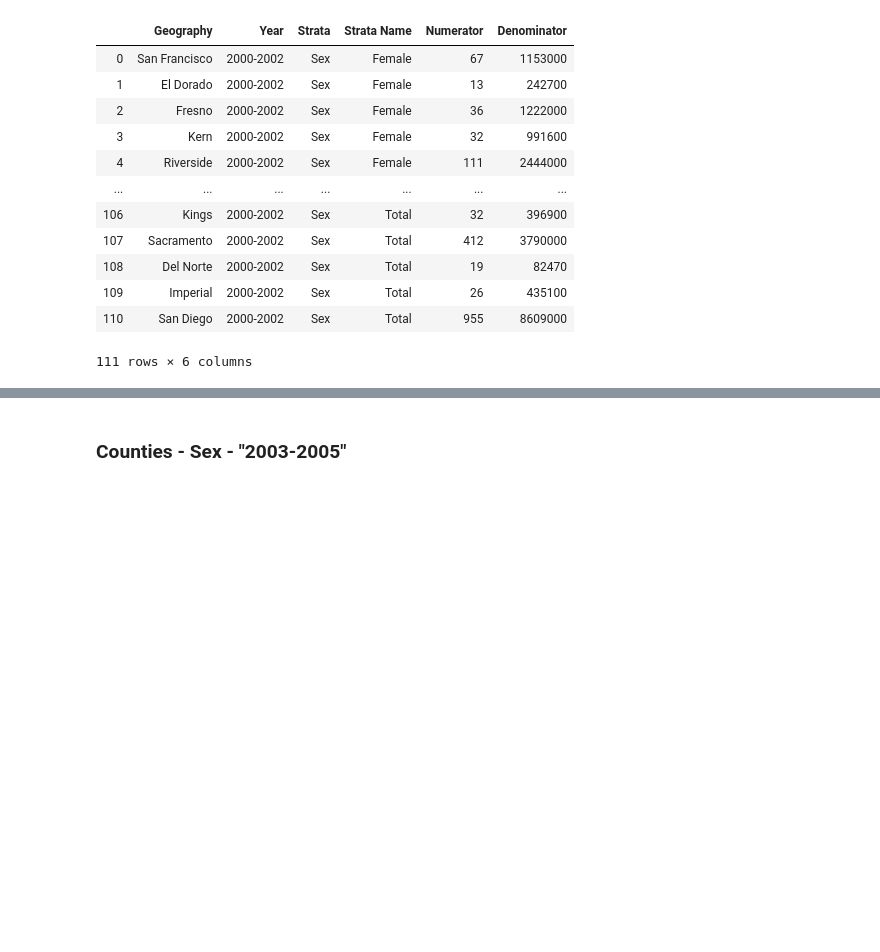
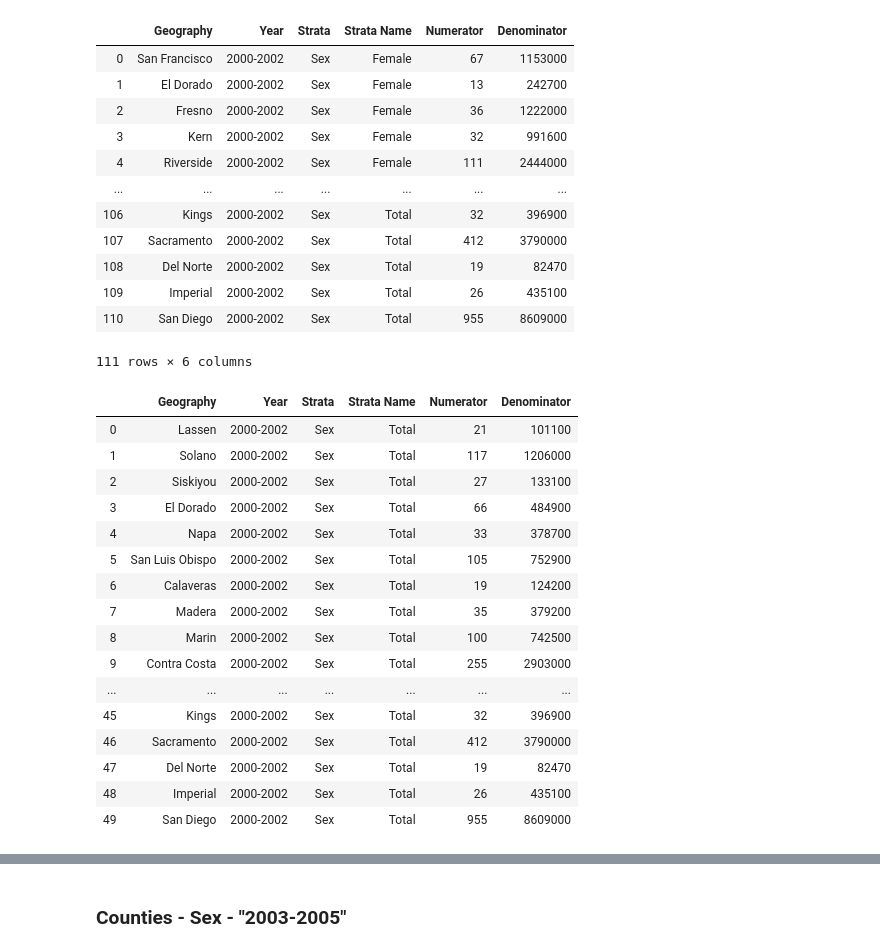
Before and after one commit to danjamthelamb/Suicide_Data_Project, a Jupyter notebook: Code_Files/Data_Playground.ipynb, the cells around one changed output, grey strips where cells are left out. Drawn from its saved outputs; the diff is of its cells as text; code cells hidden in the pictures; blank space fills up the shorter version.

```diff
--- a/Code_Files/Data_Playground.ipynb
+++ b/Code_Files/Data_Playground.ipynb
@@ -461,3 +467,28 @@ count_sex_00_02
 | 109 | Imperial | 2000-2002 | Sex | Total | 26 | 435100 |
 | 110 | San Diego | 2000-2002 | Sex | Total | 955 | 8609000 |
 111 rows × 6 columns
+# %%
+count_total_by00_02 = count_sex_00_02['Strata Name'] == 'Total'
+count_sex_00_02 = count_sex_00_02[count_total_by00_02]
+count_sex_00_02 = count_sex_00_02.reset_index()
+count_sex_00_02 = count_sex_00_02.drop(columns=['index'])
+
+count_sex_00_02
+# %% [output]
+|  | Geography | Year | Strata | Strata Name | Numerator | Denominator |
+| 0 | Lassen | 2000-2002 | Sex | Total | 21 | 101100 |
+| 1 | Solano | 2000-2002 | Sex | Total | 117 | 1206000 |
+| 2 | Siskiyou | 2000-2002 | Sex | Total | 27 | 133100 |
+| 3 | El Dorado | 2000-2002 | Sex | Total | 66 | 484900 |
+| 4 | Napa | 2000-2002 | Sex | Total | 33 | 378700 |
+| 5 | San Luis Obispo | 2000-2002 | Sex | Total | 105 | 752900 |
+| 6 | Calaveras | 2000-2002 | Sex | Total | 19 | 124200 |
+| 7 | Madera | 2000-2002 | Sex | Total | 35 | 379200 |
+| 8 | Marin | 2000-2002 | Sex | Total | 100 | 742500 |
+| 9 | Contra Costa | 2000-2002 | Sex | Total | 255 | 2903000 |
+| ... | ... | ... | ... | ... | ... | ... |
+| 45 | Kings | 2000-2002 | Sex | Total | 32 | 396900 |
+| 46 | Sacramento | 2000-2002 | Sex | Total | 412 | 3790000 |
+| 47 | Del Norte | 2000-2002 | Sex | Total | 19 | 82470 |
+| 48 | Imperial | 2000-2002 | Sex | Total | 26 | 435100 |
+| 49 | San Diego | 2000-2002 | Sex | Total | 955 | 8609000 |
```
Also changed, not shown: parts of 7 cells of this notebook.
